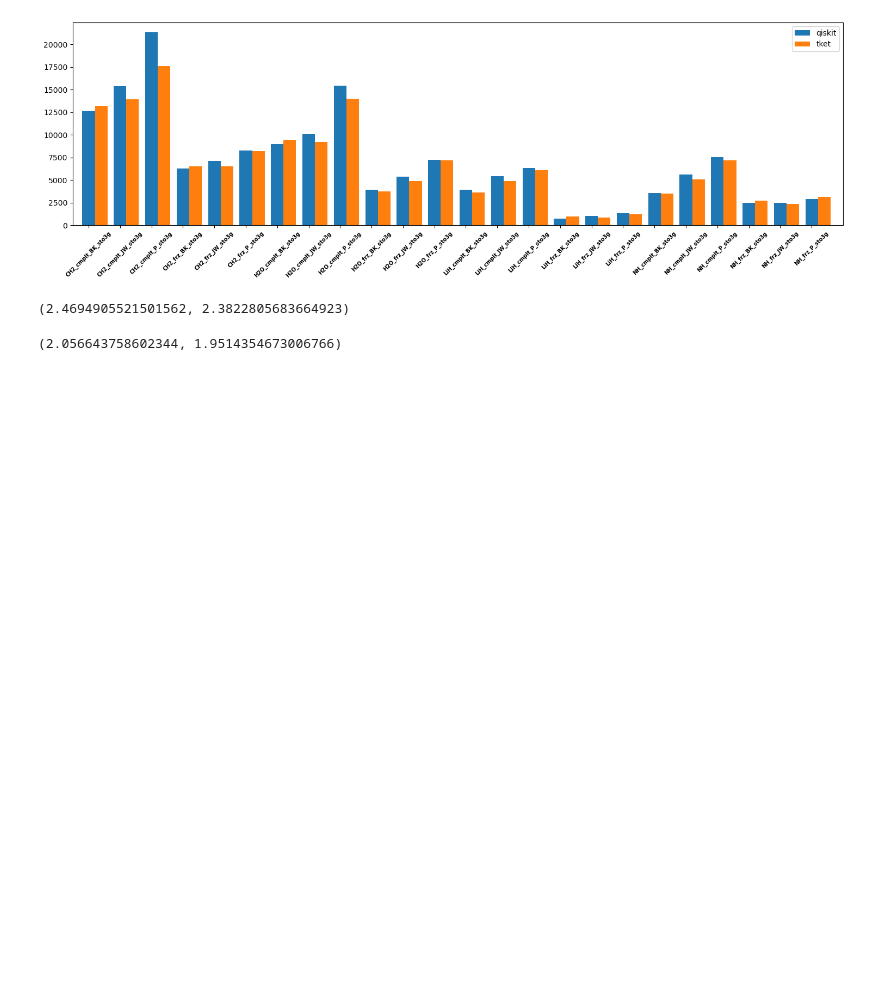
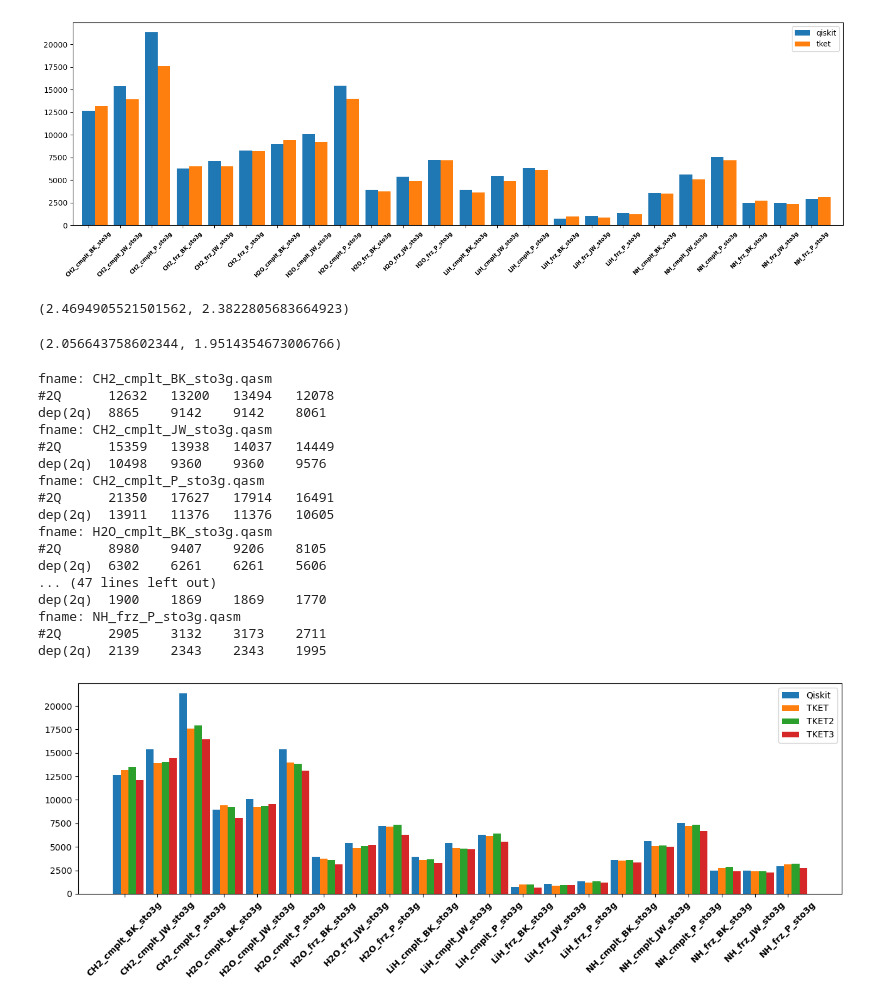
Before and after one commit to iqubit-org/phoenix, a Jupyter notebook: experiments/compare.ipynb, the cells around one changed output. Cells and saved outputs as stored; diff of their text form; code cells hidden in the pictures; blank space fills up the shorter version.

```diff
--- a/experiments/compare.ipynb
+++ b/experiments/compare.ipynb
@@ -259,3 +259,79 @@ geometric_mean(np.array(num_2q_gates_qiskit) / np.array(num_2q_gates_original)),
 geometric_mean(np.array(depth_2q_qiskit) / np.array(depth_2q_original)), geometric_mean(np.array(depth_2q_tket) / np.array(depth_2q_original))
 # %% [output]
 (2.056643758602344, 1.9514354673006766)
+# %%
+num_2q_gates_qiskit = []
+num_2q_gates_tket = []
+num_2q_gates_tket2 = []
+num_2q_gates_tket3 = []
+depth_2q_qiskit = []
+depth_2q_tket = []
+depth_2q_tket2 = []
+depth_2q_tket3 = []
+
+fnames = natsorted(os.listdir('tket_post_opt_manhattan3'))
+for fname in fnames:
+    fname_qiskit = os.path.join('qiskit_post_opt_manhattan', fname)
+    fname_tket = os.path.join('tket_post_opt_manhattan', fname)
+    fname_tket2 = os.path.join('tket_post_opt_manhattan2', fname)
+    fname_tket3 = os.path.join('tket_post_opt_manhattan3', fname)
+
+    circ_qiskit = qiskit.QuantumCircuit.from_qasm_file(fname_qiskit)
+    circ_tket = qiskit.QuantumCircuit.from_qasm_file(fname_tket)
+    circ_tket2 = qiskit.QuantumCircuit.from_qasm_file(fname_tket2)
+    circ_tket3 = qiskit.QuantumCircuit.from_qasm_file(fname_tket3)
+
+    print(f'fname: {fname}')
+    # print('#gates\t {}\t {}'.format(circ_tket.size(), circ_tket2.size()))
+    # print('depth\t {}\t {}'.format(circ_tket.depth(), circ_tket2.depth()))
+    print('#2Q\t {}\t {}\t {}\t {}'.format(
+        circ_qiskit.num_nonlocal_gates(),
+        circ_tket.num_nonlocal_gates(),
+        circ_tket2.num_nonlocal_gates(),
+        circ_tket3.num_nonlocal_gates()))
+    print('dep(2q)\t {}\t {}\t {}\t {}'.format(
+        circ_qiskit.depth(lambda instr: instr[0].num_qubits > 1),
+        circ_tket2.depth(lambda intr: intr.operation.num_qubits > 1),
+        circ_tket2.depth(lambda intr: intr.operation.num_qubits > 1),
+        circ_tket3.depth(lambda intr: intr.operation.num_qubits > 1)
+    ))
+
+    num_2q_gates_qiskit.append(circ_qiskit.num_nonlocal_gates())
+    num_2q_gates_tket.append(circ_tket.num_nonlocal_gates())
+    num_2q_gates_tket2.append(circ_tket2.num_nonlocal_gates())
+    num_2q_gates_tket3.append(circ_tket3.num_nonlocal_gates())
+    depth_2q_qiskit.append(circ_qiskit.depth(lambda instr: instr[0].num_qubits > 1))
+    depth_2q_tket.append(circ_tket.depth(lambda intr: intr.operation.num_qubits > 1))
+    depth_2q_tket2.append(circ_tket2.depth(lambda intr: intr.operation.num_qubits > 1))
+    depth_2q_tket3.append(circ_tket3.depth(lambda intr: intr.operation.num_qubits > 1))
+
+plt.figure(figsize=(13, 5))
+ind = np.arange(len(fnames))
+width = 0.23
+plt.bar(ind - width, num_2q_gates_qiskit, width, label='Qiskit')
+plt.bar(ind, num_2q_gates_tket, width, label='TKET')
+plt.bar(ind + width, num_2q_gates_tket2, width, label='TKET2')
+plt.bar(ind + 2 * width, num_2q_gates_tket3, width, label='TKET3')
+plt.xticks(ind, [fname.split('.')[0] for fname in fnames], rotation=45, fontweight='bold')
+plt.legend()
+plt.tight_layout()
+plt.show()
+# %% [output]
+fname: CH2_cmplt_BK_sto3g.qasm
+#2Q      12632   13200   13494   12078
+dep(2q)  8865    9142    9142    8061
+fname: CH2_cmplt_JW_sto3g.qasm
+#2Q      15359   13938   14037   14449
+dep(2q)  10498   9360    9360    9576
+fname: CH2_cmplt_P_sto3g.qasm
+#2Q      21350   17627   17914   16491
+dep(2q)  13911   11376   11376   10605
+fname: H2O_cmplt_BK_sto3g.qasm
+#2Q      8980    9407    9206    8105
+dep(2q)  6302    6261    6261    5606
+... (47 lines left out)
+dep(2q)  1900    1869    1869    1770
+fname: NH_frz_P_sto3g.qasm
+#2Q      2905    3132    3173    2711
+dep(2q)  2139    2343    2343    1995
+[figure, added]
```
Also changed, not shown: 22 other files.
